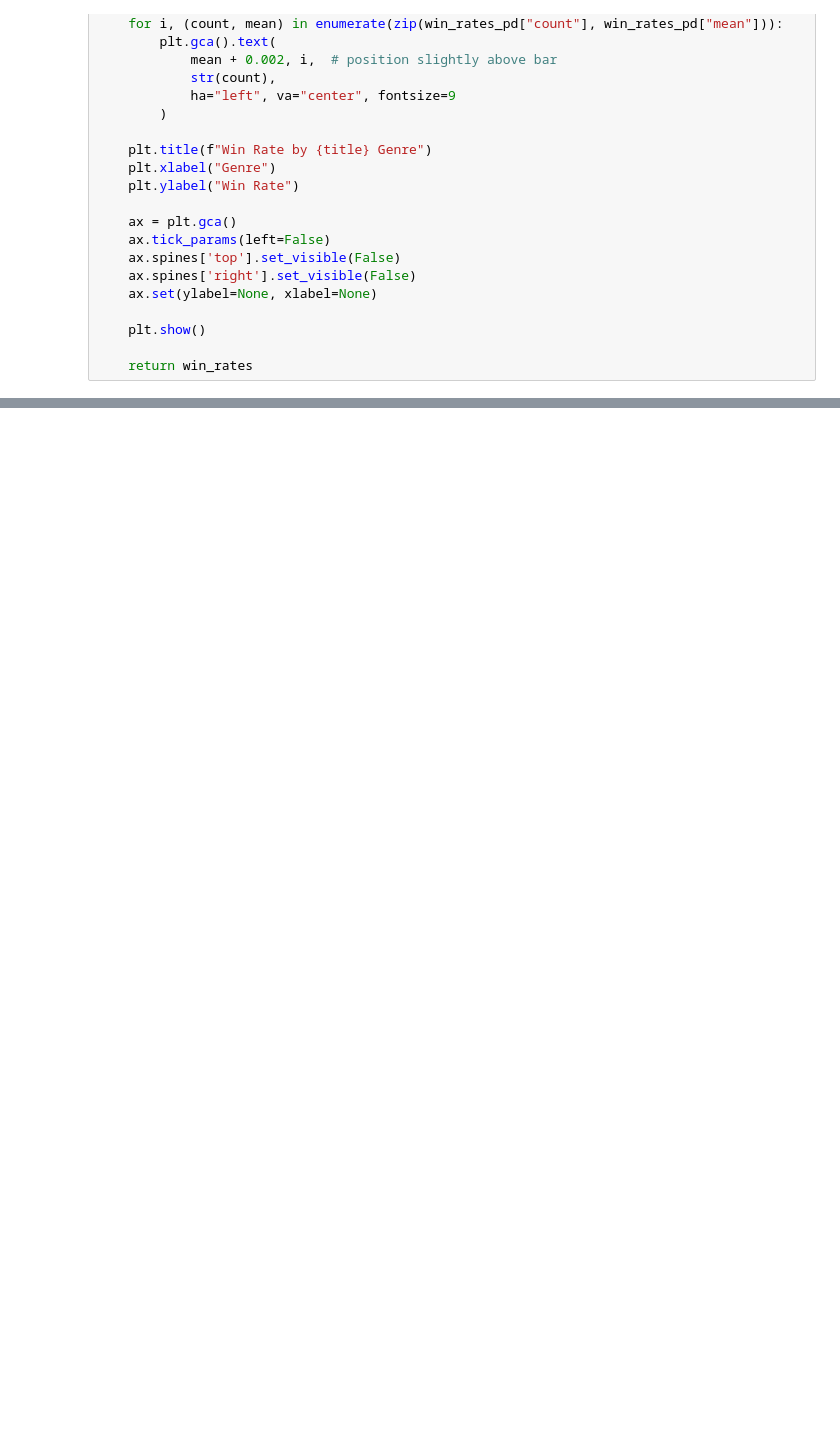
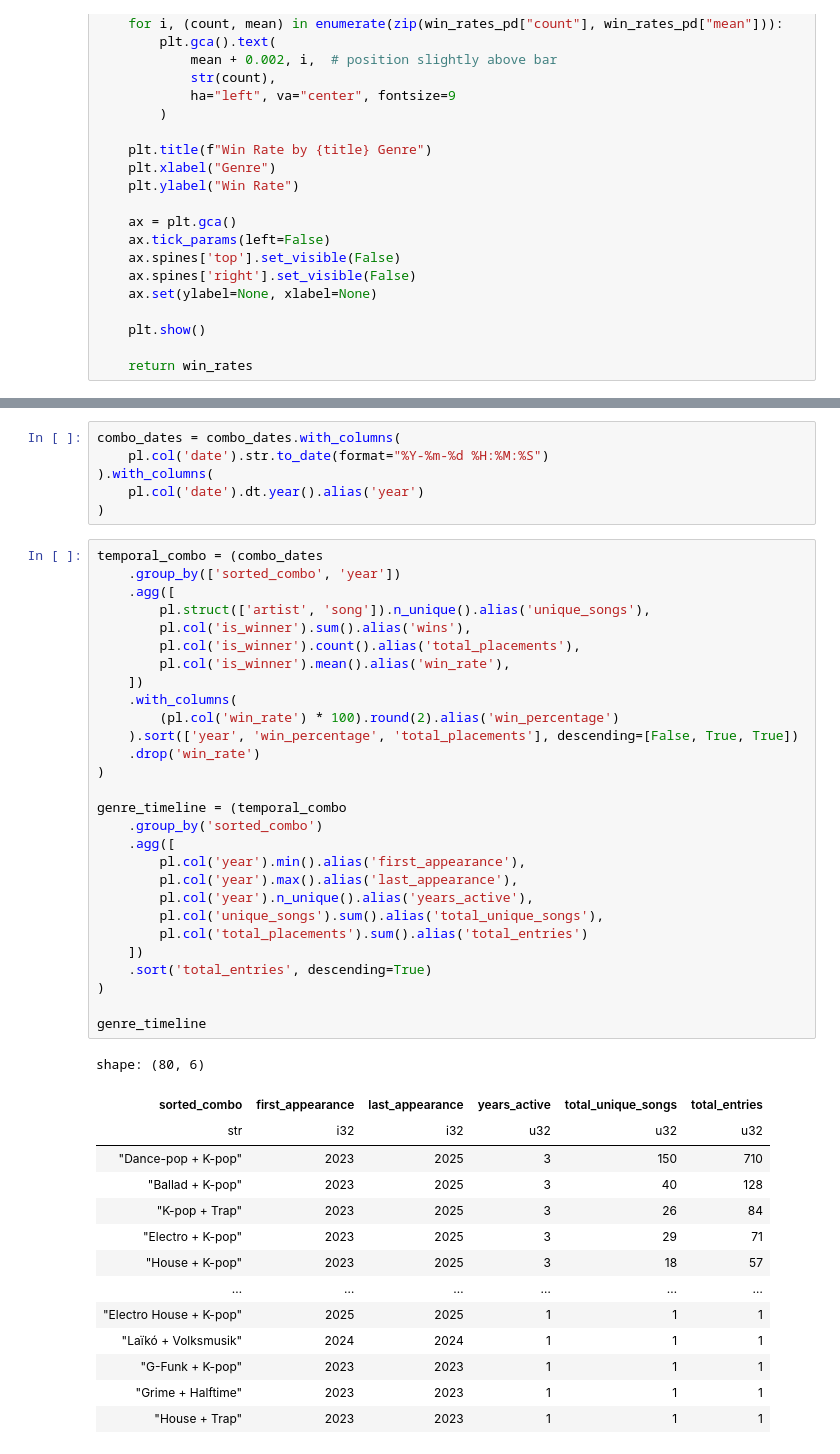
Before and after one commit to ccaban6/love-dive-into-kpop-music-show-winners, a Jupyter notebook: notebooks/04_explore_audio_features.ipynb, the cells around one changed output, grey strips where cells are left out. Saved outputs shown, nothing was run; the diff lists cells and outputs as text; blank space fills up the shorter version.

```diff
--- a/notebooks/04_explore_audio_features.ipynb
+++ b/notebooks/04_explore_audio_features.ipynb
@@ -665,0 +773,49 @@ analyze_genre_win_rates(genre_df, title="Tertiary", genre_col='genre_3rd', top_n
+# %%
+combo_dates = combo_dates.with_columns(
+    pl.col('date').str.to_date(format="%Y-%m-%d %H:%M:%S")
+).with_columns(
+    pl.col('date').dt.year().alias('year')
+)
+# %%
+temporal_combo = (combo_dates
+    .group_by(['sorted_combo', 'year'])
+    .agg([
+        pl.struct(['artist', 'song']).n_unique().alias('unique_songs'),
+        pl.col('is_winner').sum().alias('wins'),
+        pl.col('is_winner').count().alias('total_placements'),
+        pl.col('is_winner').mean().alias('win_rate'),
+    ])
+    .with_columns(
+        (pl.col('win_rate') * 100).round(2).alias('win_percentage')
+    ).sort(['year', 'win_percentage', 'total_placements'], descending=[False, True, True])
+    .drop('win_rate')
+)
+
+genre_timeline = (temporal_combo
+    .group_by('sorted_combo')
+    .agg([
+        pl.col('year').min().alias('first_appearance'),
+        pl.col('year').max().alias('last_appearance'),
+        pl.col('year').n_unique().alias('years_active'),
+        pl.col('unique_songs').sum().alias('total_unique_songs'),
+        pl.col('total_placements').sum().alias('total_entries')
+    ])
+    .sort('total_entries', descending=True)
+)
+
+genre_timeline
+# %% [output]
+shape: (80, 6)
+| sorted_combo | first_appearance | last_appearance | years_active | total_unique_songs | total_entries |
+| str | i32 | i32 | u32 | u32 | u32 |
+| "Dance-pop + K-pop" | 2023 | 2025 | 3 | 150 | 710 |
+| "Ballad + K-pop" | 2023 | 2025 | 3 | 40 | 128 |
+| "K-pop + Trap" | 2023 | 2025 | 3 | 26 | 84 |
+| "Electro + K-pop" | 2023 | 2025 | 3 | 29 | 71 |
+| "House + K-pop" | 2023 | 2025 | 3 | 18 | 57 |
+| … | … | … | … | … | … |
+| "Electro House + K-pop" | 2025 | 2025 | 1 | 1 | 1 |
+| "Laïkó + Volksmusik" | 2024 | 2024 | 1 | 1 | 1 |
+| "G-Funk + K-pop" | 2023 | 2023 | 1 | 1 | 1 |
+| "Grime + Halftime" | 2023 | 2023 | 1 | 1 | 1 |
+| "House + Trap" | 2023 | 2023 | 1 | 1 | 1 |
```
Also changed, not shown: parts of 20 cells of this notebook.
